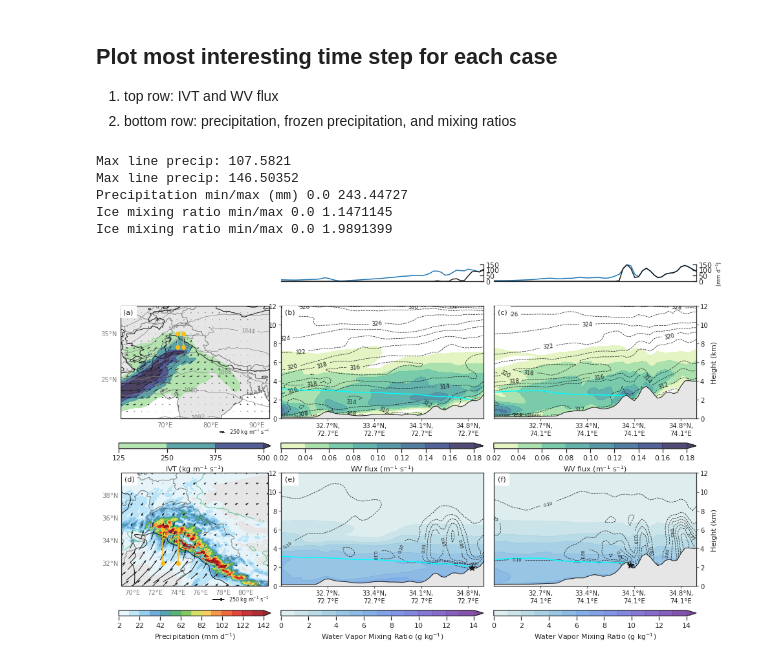
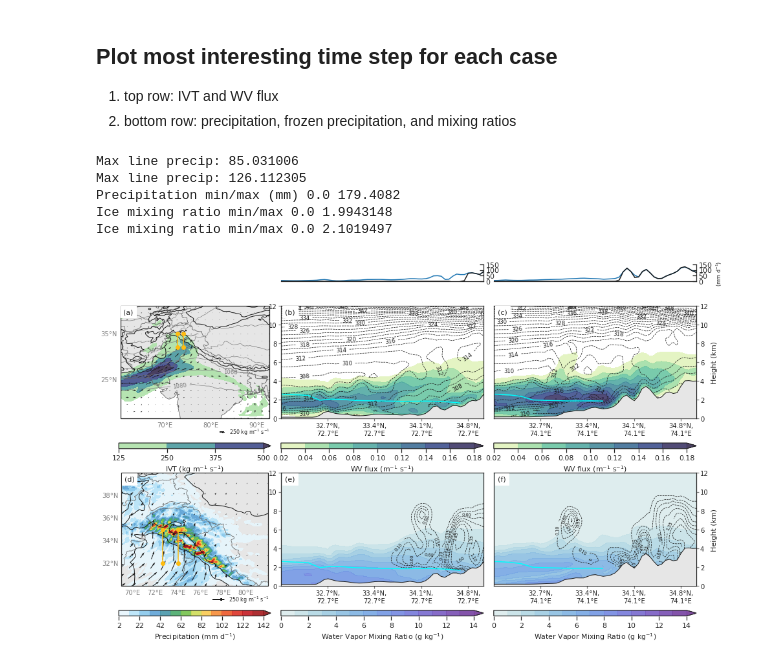
Before and after one commit to dlnash/HMA_AR_freezing_level, a Jupyter notebook: analysis/fig08-09_cross_section_static.ipynb, the cells around one changed output. Drawn from its saved outputs; the diff is of its cells as text; code cells hidden in the pictures.

```diff
--- a/analysis/fig08-09_cross_section_static.ipynb
+++ b/analysis/fig08-09_cross_section_static.ipynb
@@ -41,7 +41,7 @@ path_to_figs = '../figs/'      # figures
 # %% [markdown]
 ## Import AR Data
 # %%
-arname = 'feb2010'
+arname = 'jan1989'
 manual = True
 # import configuration file for case study choice
 yaml_doc = '../data/config_files/ar_casestudy.yml'
@@ -355,7 +355,7 @@ dy2 = np.arange(round(lats2.min(), 0),round(lats2.max()+1, 0),2)
 # %%
 def add_lines_and_points(ax):
     # Contour Lines (terrain)
-    terclevs=np.array([1000])
+    terclevs=np.array([1000, 3000])
     terlons = terrain.XLONG.isel(south_north=0).values
     terlats = terrain.XLAT.isel(west_east=0).values
     kw_clabels = {'fontsize': 5, 'inline': True, 'inline_spacing': 5, 'fmt': '%i',
@@ -836,6 +836,9 @@ cbax = plt.subplot(gs[2,0]) # colorbar axis
 cb = Colorbar(ax = cbax, mappable = cf, orientation = 'horizontal', ticklocation = 'bottom')
 cb.set_label('IVT (kg m$^{-1}$ s$^{-1}$)', fontsize=11)
 
+#####################
+### cross-section ###
+#####################
 datalst = cross_new
 ttl = ['(b)', '(c)']
 for j, cross in enumerate(datalst):
@@ -918,28 +921,28 @@ cmap = nclc.cmap('WhiteBlueGreenYellowRed')
 cf = ax.contourf(lons, lats, prec, transform=datacrs,
                  levels=cflevs, cmap=cmap, alpha=0.9, extend='max')
 
-# Contour Lines (fraction of frozen precipitation)
-sr = ds_lst[4].sr.sel(time=dateofinterest).values
-sr_sm = gaussian_filter(sr, sigma=1.5)
-srlats = ds_lst[4].lat.values
-srlons = ds_lst[4].lon.values
-srclevs=np.array([0.5, 1])
-cs = ax.contour(srlons, srlats, sr_sm, srclevs, colors='#79cbac', linewidths=1.2,
-                linestyles='solid', transform=datacrs)
-kw_clabels = {'fontsize': 6.5, 'inline': True, 'inline_spacing': 5, 'fmt': '%.1f',
-                  'rightside_up': True, 'use_clabeltext': True}
-plt.clabel(cs, **kw_clabels)
+# # Contour Lines (fraction of frozen precipitation)
+# sr = ds_lst[4].sr.sel(time=dateofinterest).values
+# sr_sm = gaussian_filter(sr, sigma=1.5)
+# srlats = ds_lst[4].lat.values
+# srlons = ds_lst[4].lon.values
+# srclevs=np.array([0.5, 1])
+# cs = ax.contour(srlons, srlats, sr_sm, srclevs, colors='#79cbac', linewidths=1.2,
+#                 linestyles='solid', transform=datacrs)
+# kw_clabels = {'fontsize': 6.5, 'inline': True, 'inline_spacing': 5, 'fmt': '%.1f',
+#                   'rightside_up': True, 'use_clabeltext': True}
+# plt.clabel(cs, **kw_clabels)
 
-# Contour Lines (IVT)
-# ivt = ds_lst[0].ivt.isel(time=k).values
-# ivt_sm = gaussian_filter(ivt, sigma=1.5)
-uvec = ds_lst[0].ivtu.sel(time=dateofinterest).values
-vvec = ds_lst[0].ivtv.sel(time=dateofinterest).values
-ivtlats = ds_lst[0].lat.values
-ivtlons = ds_lst[0].lon.values
-ivtclevs=np.array([125, 250, 375, 500])
-# cl = ax.contour(ivtlons, ivtlats, ivt_sm, ivtclevs, colors='#3f396c', linewidths=0.75,
-#                 linestyles='dashed', transform=datacrs)
+# # Contour Lines (IVT)
+# # ivt = ds_lst[0].ivt.isel(time=k).values
+# # ivt_sm = gaussian_filter(ivt, sigma=1.5)
+# uvec = ds_lst[0].ivtu.sel(time=dateofinterest).values
+# vvec = ds_lst[0].ivtv.sel(time=dateofinterest).values
+# ivtlats = ds_lst[0].lat.values
+# ivtlons = ds_lst[0].lon.values
+# ivtclevs=np.array([125, 250, 375, 500])
+# # cl = ax.contour(ivtlons, ivtlats, ivt_sm, ivtclevs, colors='#3f396c', linewidths=0.75,
+# #                 linestyles='dashed', transform=datacrs)
 
 # Wind barbs / vectors (IVT)
 Q = ax.quiver(ivtlons, ivtlats, uvec, vvec, transform=datacrs,
@@ -959,6 +962,10 @@ qk = ax.quiverkey(Q, 0.7, -0.12, 250, '250 kg m$^{-1}$ s$^{-1}$', labelpos='E',
 cbax = plt.subplot(gs[4,0]) # colorbar axis
 cb = Colorbar(ax = cbax, mappable = cf, orientation = 'horizontal', ticklocation = 'bottom')
 cb.set_label('Precipitation (mm d$^{-1}$)', fontsize=11)
+
+#####################
+### cross-section ###
+#####################
 
 datalst = cross_new
 latlon_lst = [12, 12]
@@ -996,7 +1003,7 @@ for j, cross in enumerate(datalst):
 
     ## add star to landslide latitude
     if arname == 'feb2010':
-        ax.plot(cross_idx_lst[j], terline[cross_idx_lst[j]], marker='*', ms=11, mec='k', mfc="k", zorder=101)
+        ax.plot(cross_idx_lst[j], terline[cross_idx_lst[j]], marker='^', ms=11, mec='k', mfc="None", markeredgewidth=1.75, zorder=101)
 
     # Set the x-ticks to use latitude and longitude labels
     coord_pairs = cross.coords["xy_loc"].values
@@ -1007,36 +1014,36 @@ for j, cross in enumerate(datalst):
     ax.set_xticks(x_ticks[12::skip])
     ax.set_xticklabels([textwrap.fill(label, 8) for label in x_labels[12::skip]], fontsize=10)
 
     # add text title
     ax.text(xpt, ypt, ttl[j], ha='left', va='top', transform=ax.transAxes, fontsize=11., backgroundcolor='white', zorder=101)
 
     # Set the yaxis label
     if j > 0:
         ax.yaxis.set_label_position("right")
         ax.yaxis.tick_right()
         ax.set_ylabel("Height (km)", fontsize=11)
 
     # apply tick parameters
     ax.tick_params(direction='out',
                    labelsize=10,
                    length=4,
                    pad=2,
                    color='gray')
 
     # Add color bar
     cbax = plt.subplot(gs[4,j+1]) # colorbar axis
     cb = Colorbar(ax = cbax, mappable = cf, orientation = 'horizontal', ticklocation = 'bottom')
     cb.set_label('Water Vapor Mixing Ratio (g kg$^{-1}$)', fontsize=11)
 
 ## Save figure
 plt.savefig(filepath, dpi=300, bbox_inches='tight')
 
 # Show
 plt.show()
 # %% [output]
-Max line precip: 107.5821
-Max line precip: 146.50352
-Precipitation min/max (mm) 0.0 243.44727
-Ice mixing ratio min/max 0.0 1.1471145
-Ice mixing ratio min/max 0.0 1.9891399
+Max line precip: 85.031006
+Max line precip: 126.112305
+Precipitation min/max (mm) 0.0 179.4082
+Ice mixing ratio min/max 0.0 1.9943148
+Ice mixing ratio min/max 0.0 2.1019497
-[figure, old version]
+[figure, new version]
```
Also changed, not shown: parts of 7 cells of this notebook, 45 other files.
